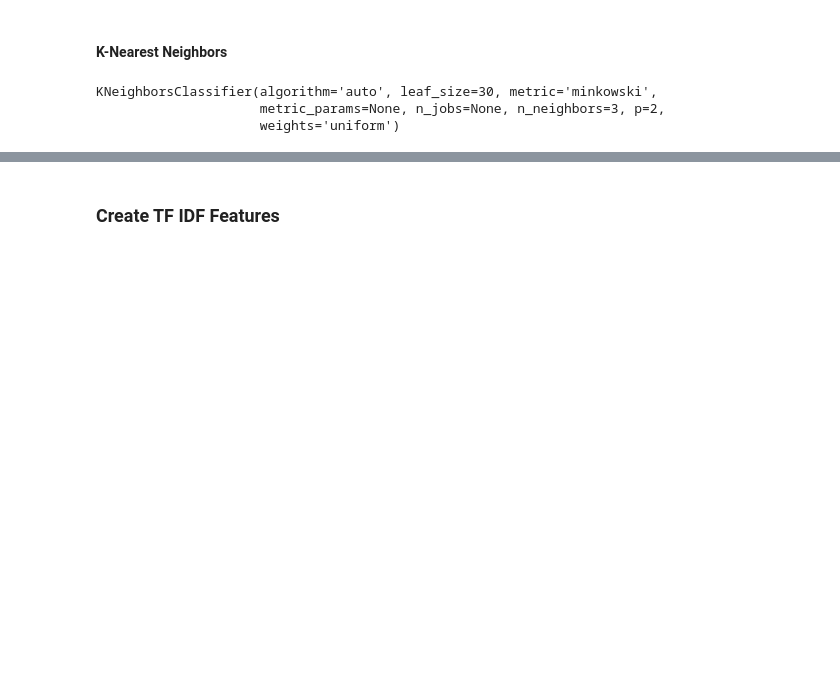
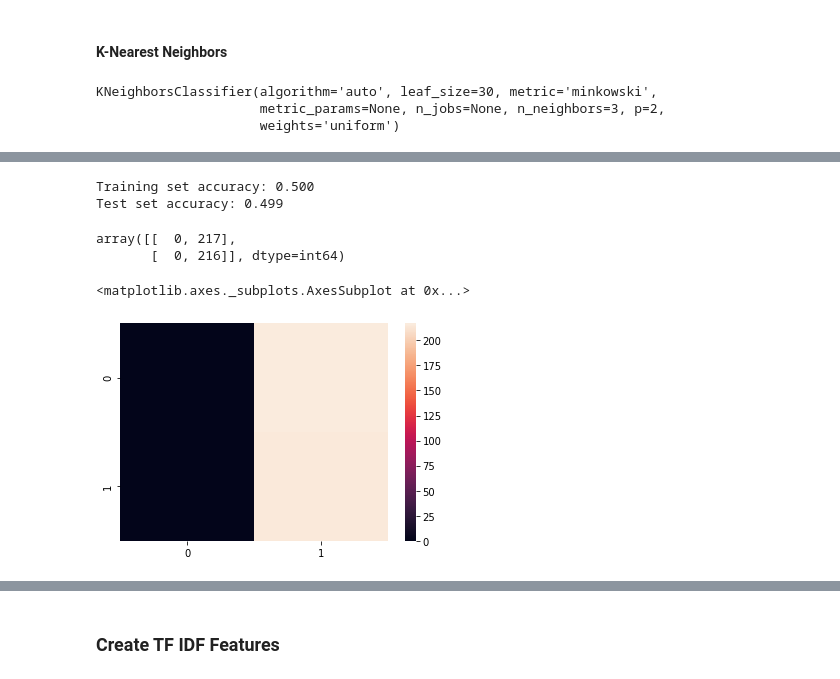
Before and after one commit to mikongame/Module-3-Project-2-ML-Fraud-Detection, a Jupyter notebook: your-code/My part of the project..ipynb, the cells around one changed output, grey strips where cells are left out. Saved outputs shown, nothing was run; the diff lists cells and outputs as text; code cells hidden in the pictures; blank space fills up the shorter version.

Commit message:
Model evaluation
Con las funciones de Alberto (que entiendo la mitad aún)

```diff
--- a/your-code/My part of the project..ipynb
+++ b/your-code/My part of the project..ipynb
@@ -511,0 +519,17 @@ weighted avg       0.69      0.69      0.69       347
+# %%
+X, y = balanced.drop('fraudulent', axis=1), balanced['fraudulent']
+# %%
+from sklearn.model_selection import train_test_split
+
+X_train, X_test, y_train, y_test = train_test_split(X, y, stratify=y, random_state=42)
+# %%
+from sklearn.linear_model import LogisticRegression
+
+logreg = LogisticRegression().fit(X_train, y_train)
+print("Training set accuracy: {:.3f}".format(logreg.score(X_train, y_train)))
+print("Test set accuracy: {:.3f}".format(logreg.score(X_test, y_test)))
+# %% [output]
+Training set accuracy: 0.500
+Test set accuracy: 0.499
+# %%
+y_pred = logreg.fit(X_train, y_train).predict(X_test)
@@ -511,0 +540,10 @@ weighted avg       0.69      0.69      0.69       347
+# %%
+confusion_matrix(y_test, y_pred)
+# %% [output]
+array([[  0, 217],
+       [  0, 216]], dtype=int64)
+# %%
+sns.heatmap(confusion_matrix(y_test, y_pred))
+# %% [output]
+<matplotlib.axes._subplots.AxesSubplot at 0x...>
+[figure, added]
```
Also changed, not shown: parts of 31 cells of this notebook, 2 other files.
